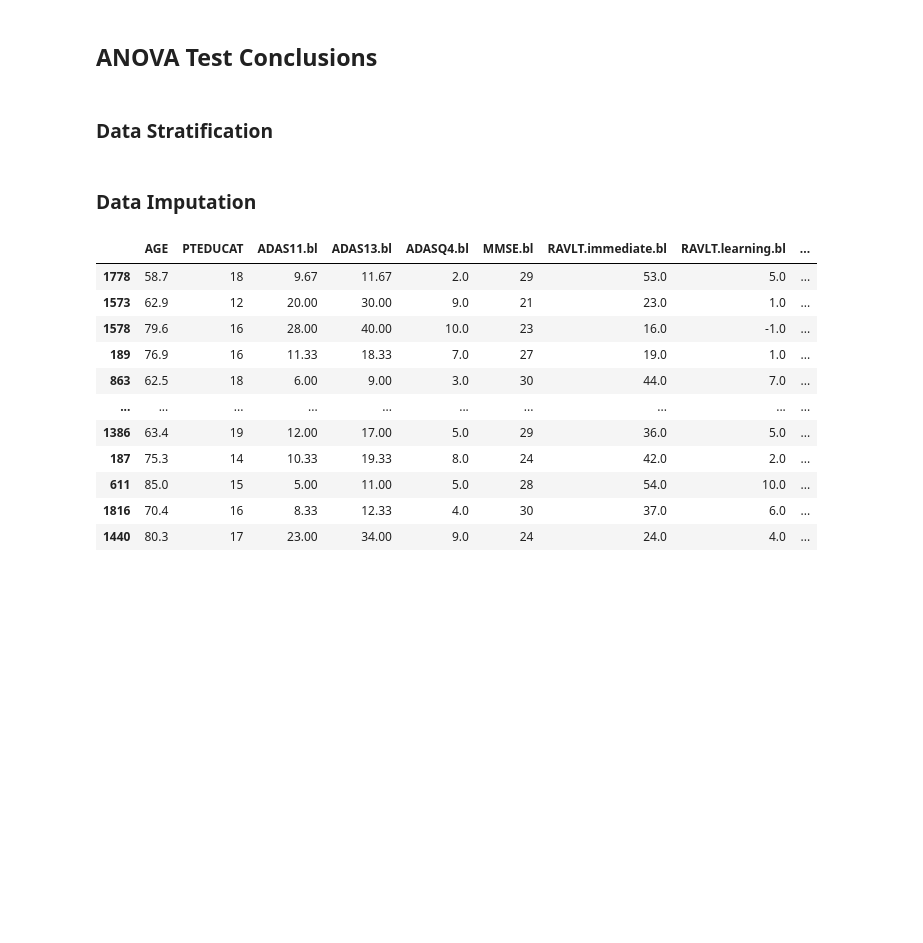
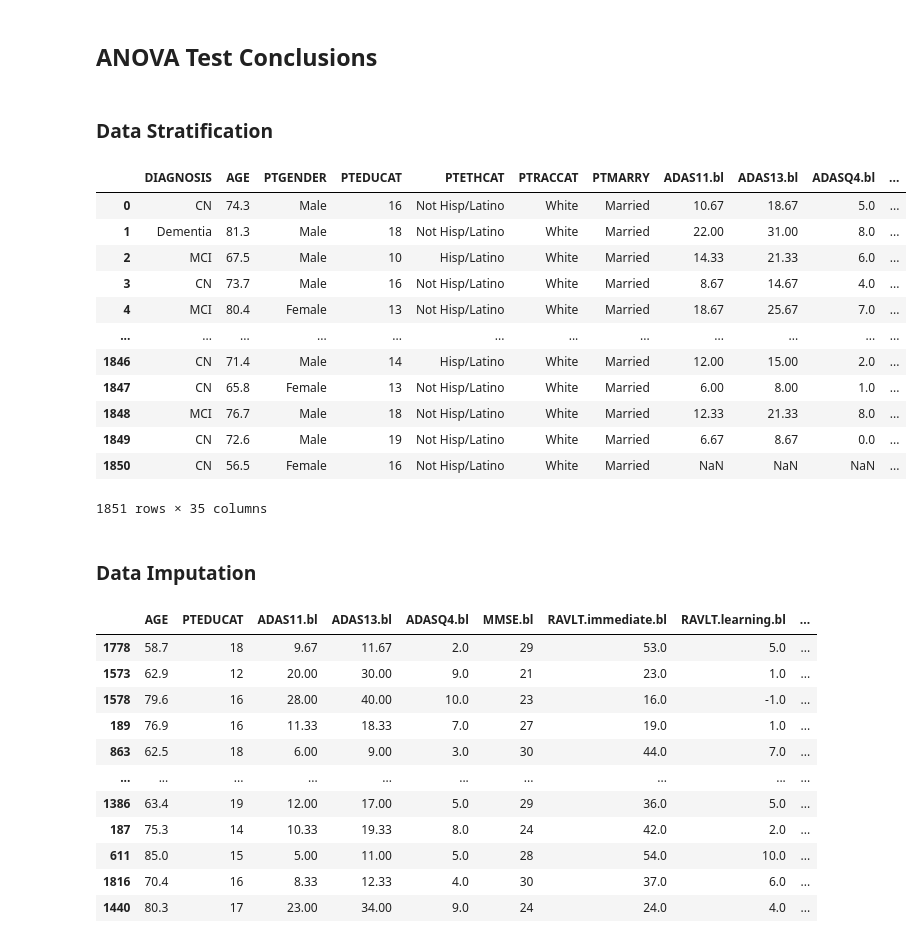
Before and after one commit to CharlotteZepeda/DP-Mini-Project, a Jupyter notebook: data+plotting.ipynb, the cells around one changed output. Cells and saved outputs as stored; diff of their text form; code cells hidden in the pictures; blank space fills up the shorter version.

```diff
--- a/data+plotting.ipynb
+++ b/data+plotting.ipynb
@@ -287,6 +287,22 @@ Anova Test Result =  F_onewayResult(statistic=258.01141914951046, pvalue=4.53033
 ## ANOVA Test Conclusions
 # %% [markdown]
 ### Data Stratification
+# %%
+ad_df
+# %% [output]
+|  | DIAGNOSIS | AGE | PTGENDER | PTEDUCAT | PTETHCAT | PTRACCAT | PTMARRY | ADAS11.bl | ADAS13.bl | ADASQ4.bl | ... |
+| 0 | CN | 74.3 | Male | 16 | Not Hisp/Latino | White | Married | 10.67 | 18.67 | 5.0 | ... |
+| 1 | Dementia | 81.3 | Male | 18 | Not Hisp/Latino | White | Married | 22.00 | 31.00 | 8.0 | ... |
+| 2 | MCI | 67.5 | Male | 10 | Hisp/Latino | White | Married | 14.33 | 21.33 | 6.0 | ... |
+| 3 | CN | 73.7 | Male | 16 | Not Hisp/Latino | White | Married | 8.67 | 14.67 | 4.0 | ... |
+| 4 | MCI | 80.4 | Female | 13 | Not Hisp/Latino | White | Married | 18.67 | 25.67 | 7.0 | ... |
+| ... | ... | ... | ... | ... | ... | ... | ... | ... | ... | ... | ... |
+| 1846 | CN | 71.4 | Male | 14 | Hisp/Latino | White | Married | 12.00 | 15.00 | 2.0 | ... |
+| 1847 | CN | 65.8 | Female | 13 | Not Hisp/Latino | White | Married | 6.00 | 8.00 | 1.0 | ... |
+| 1848 | MCI | 76.7 | Male | 18 | Not Hisp/Latino | White | Married | 12.33 | 21.33 | 8.0 | ... |
+| 1849 | CN | 72.6 | Male | 19 | Not Hisp/Latino | White | Married | 6.67 | 8.67 | 0.0 | ... |
+| 1850 | CN | 56.5 | Female | 16 | Not Hisp/Latino | White | Married | NaN | NaN | NaN | ... |
+1851 rows × 35 columns
 # %%
 from sklearn.model_selection import train_test_split
 
```
Also changed, not shown: parts of 53 cells of this notebook.
